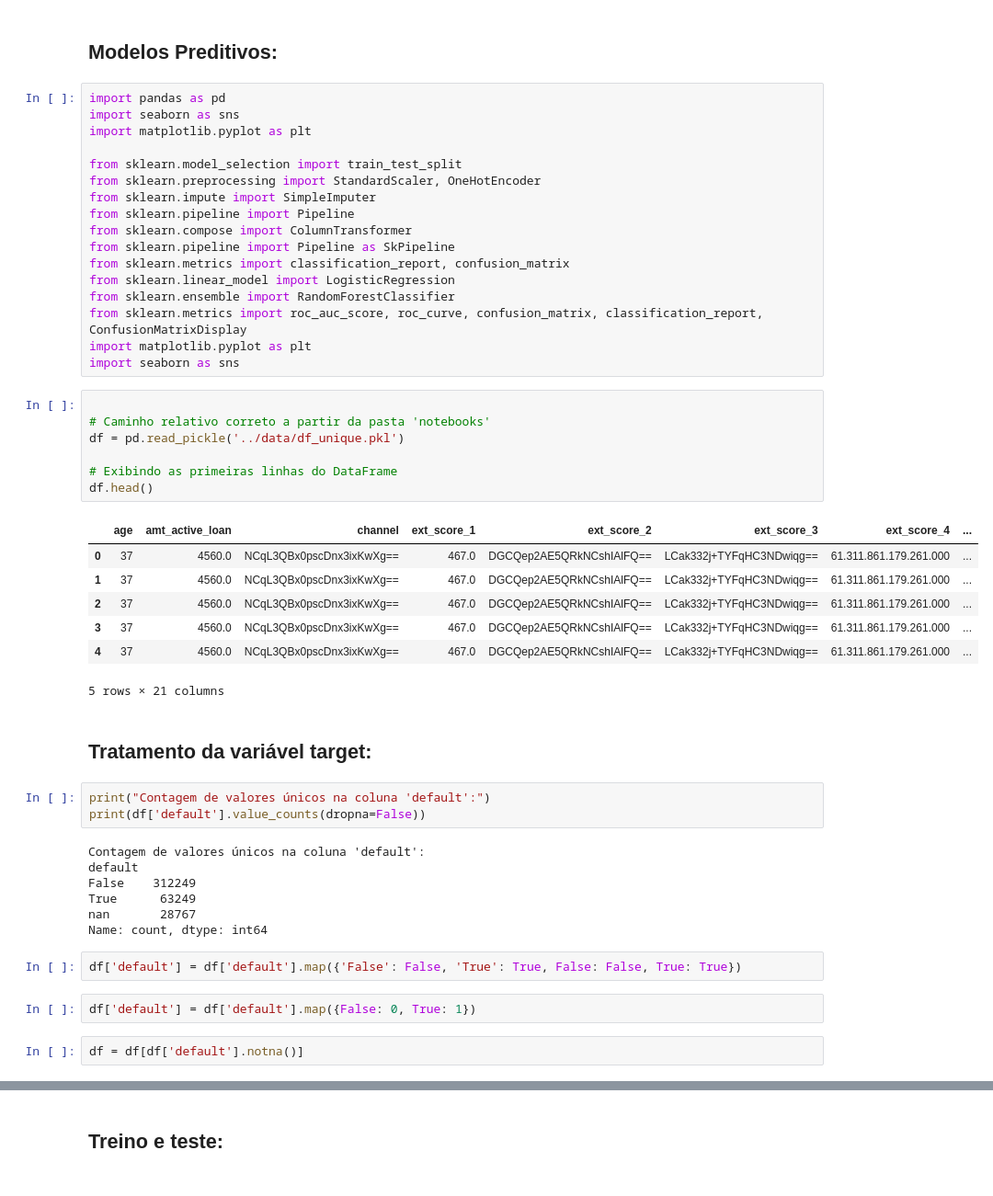
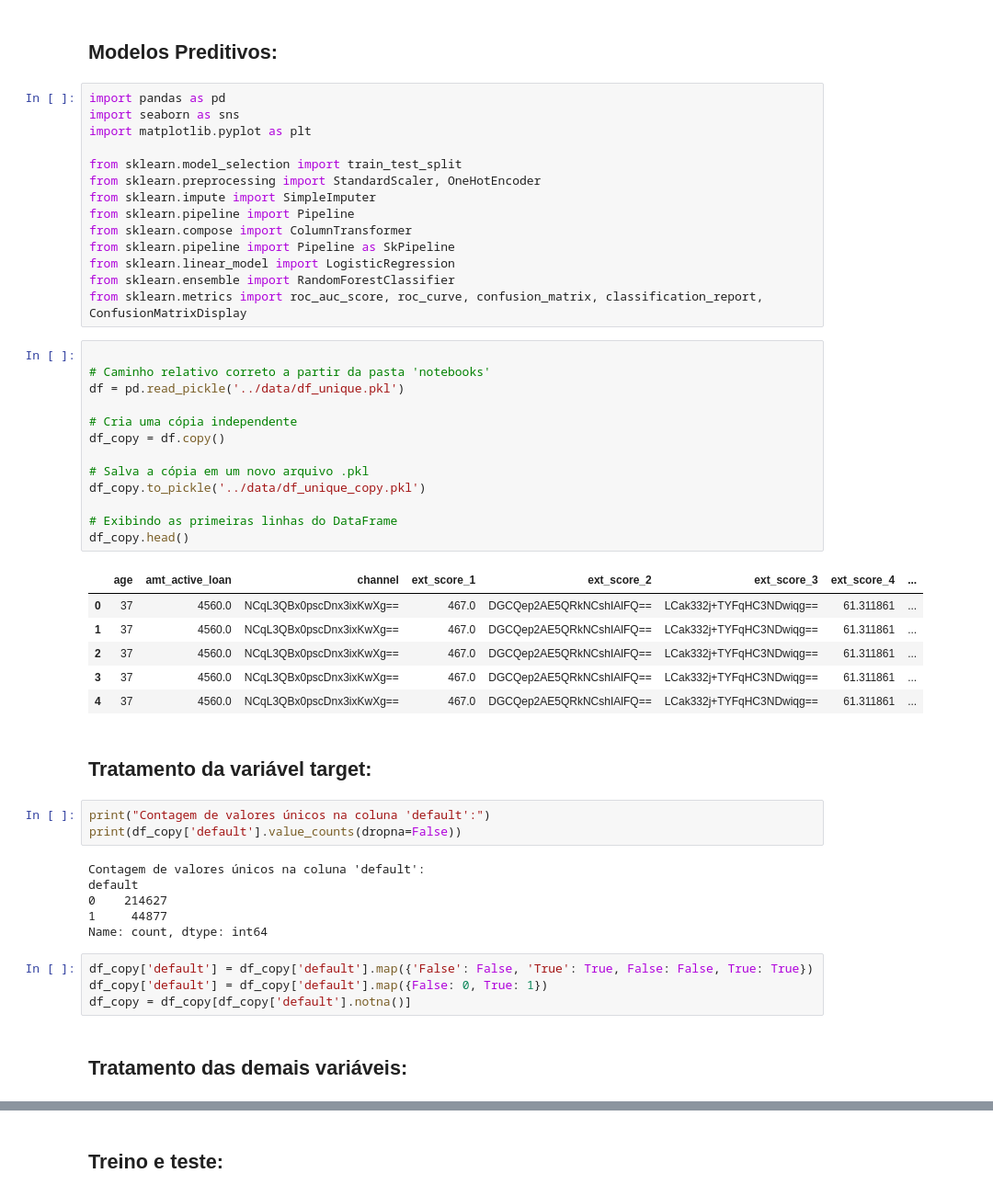
Before and after one commit to josieleferreira/credito_fintech, a Jupyter notebook: notebooks/predictive_model.ipynb, the cells around one changed output, grey strips where cells are left out. Shown at 92% size. Cells and saved outputs as stored; diff of their text form.

```diff
--- a/notebooks/predictive_model.ipynb
+++ b/notebooks/predictive_model.ipynb
@@ -12,43 +12,45 @@ from sklearn.impute import SimpleImputer
 from sklearn.pipeline import Pipeline
 from sklearn.compose import ColumnTransformer
 from sklearn.pipeline import Pipeline as SkPipeline
-from sklearn.metrics import classification_report, confusion_matrix
 from sklearn.linear_model import LogisticRegression
 from sklearn.ensemble import RandomForestClassifier
 from sklearn.metrics import roc_auc_score, roc_curve, confusion_matrix, classification_report, ConfusionMatrixDisplay
-import matplotlib.pyplot as plt
-import seaborn as sns
 # %%
 
 # Caminho relativo correto a partir da pasta 'notebooks'
 df = pd.read_pickle('../data/df_unique.pkl')
 
+# Cria uma cópia independente
+df_copy = df.copy()
+
+# Salva a cópia em um novo arquivo .pkl
+df_copy.to_pickle('../data/df_unique_copy.pkl')
+
 # Exibindo as primeiras linhas do DataFrame
-df.head()
+df_copy.head()
 # %% [output]
 |  | age | amt_active_loan | channel | ext_score_1 | ext_score_2 | ext_score_3 | ext_score_4 | ... |
-| 0 | 37 | 4560.0 | NCqL3QBx0pscDnx3ixKwXg== | 467.0 | DGCQep2AE5QRkNCshIAlFQ== | LCak332j+TYFqHC3NDwiqg== | 61.311.861.179.261.000 | ... |
-| 1 | 37 | 4560.0 | NCqL3QBx0pscDnx3ixKwXg== | 467.0 | DGCQep2AE5QRkNCshIAlFQ== | LCak332j+TYFqHC3NDwiqg== | 61.311.861.179.261.000 | ... |
-| 2 | 37 | 4560.0 | NCqL3QBx0pscDnx3ixKwXg== | 467.0 | DGCQep2AE5QRkNCshIAlFQ== | LCak332j+TYFqHC3NDwiqg== | 61.311.861.179.261.000 | ... |
-| 3 | 37 | 4560.0 | NCqL3QBx0pscDnx3ixKwXg== | 467.0 | DGCQep2AE5QRkNCshIAlFQ== | LCak332j+TYFqHC3NDwiqg== | 61.311.861.179.261.000 | ... |
-| 4 | 37 | 4560.0 | NCqL3QBx0pscDnx3ixKwXg== | 467.0 | DGCQep2AE5QRkNCshIAlFQ== | LCak332j+TYFqHC3NDwiqg== | 61.311.861.179.261.000 | ... |
+| 0 | 37 | 4560.0 | NCqL3QBx0pscDnx3ixKwXg== | 467.0 | DGCQep2AE5QRkNCshIAlFQ== | LCak332j+TYFqHC3NDwiqg== | 61.311861 | ... |
+| 1 | 37 | 4560.0 | NCqL3QBx0pscDnx3ixKwXg== | 467.0 | DGCQep2AE5QRkNCshIAlFQ== | LCak332j+TYFqHC3NDwiqg== | 61.311861 | ... |
+| 2 | 37 | 4560.0 | NCqL3QBx0pscDnx3ixKwXg== | 467.0 | DGCQep2AE5QRkNCshIAlFQ== | LCak332j+TYFqHC3NDwiqg== | 61.311861 | ... |
+| 3 | 37 | 4560.0 | NCqL3QBx0pscDnx3ixKwXg== | 467.0 | DGCQep2AE5QRkNCshIAlFQ== | LCak332j+TYFqHC3NDwiqg== | 61.311861 | ... |
+| 4 | 37 | 4560.0 | NCqL3QBx0pscDnx3ixKwXg== | 467.0 | DGCQep2AE5QRkNCshIAlFQ== | LCak332j+TYFqHC3NDwiqg== | 61.311861 | ... |
-5 rows × 21 columns
 # %% [markdown]
 Tratamento da variável target:
 -
 # %%
 print("Contagem de valores únicos na coluna 'default':")
-print(df['default'].value_counts(dropna=False))
+print(df_copy['default'].value_counts(dropna=False))
 # %% [output]
 Contagem de valores únicos na coluna 'default':
 default
-False    312249
-True      63249
-nan       28767
+0    214627
+1     44877
 Name: count, dtype: int64
 # %%
-df['default'] = df['default'].map({'False': False, 'True': True, False: False, True: True})
+df_copy['default'] = df_copy['default'].map({'False': False, 'True': True, False: False, True: True})
+df_copy['default'] = df_copy['default'].map({False: 0, True: 1})
+df_copy = df_copy[df_copy['default'].notna()]
-# %%
-df['default'] = df['default'].map({False: 0, True: 1})
-# %%
-df = df[df['default'].notna()]
+# %% [markdown]
+Tratamento das demais variáveis:
+-
```
Also changed, not shown: parts of 18 cells of this notebook, 3 other files.
